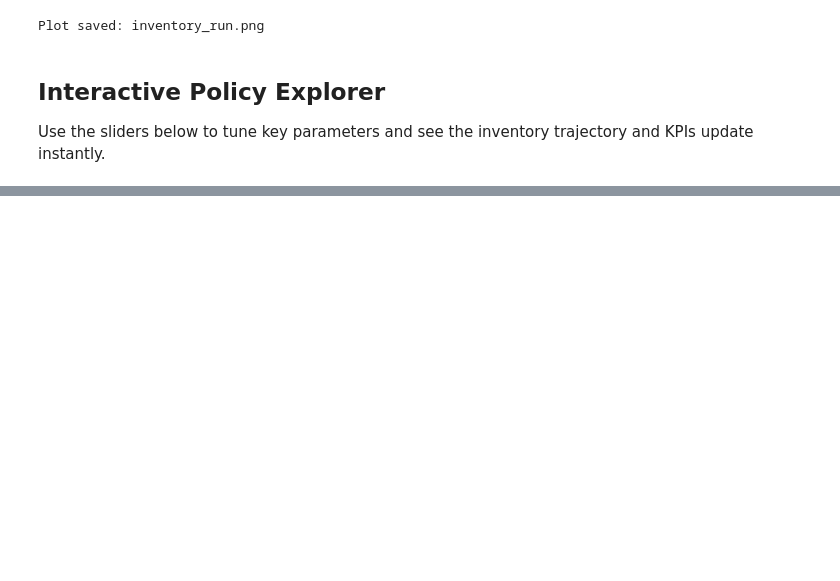
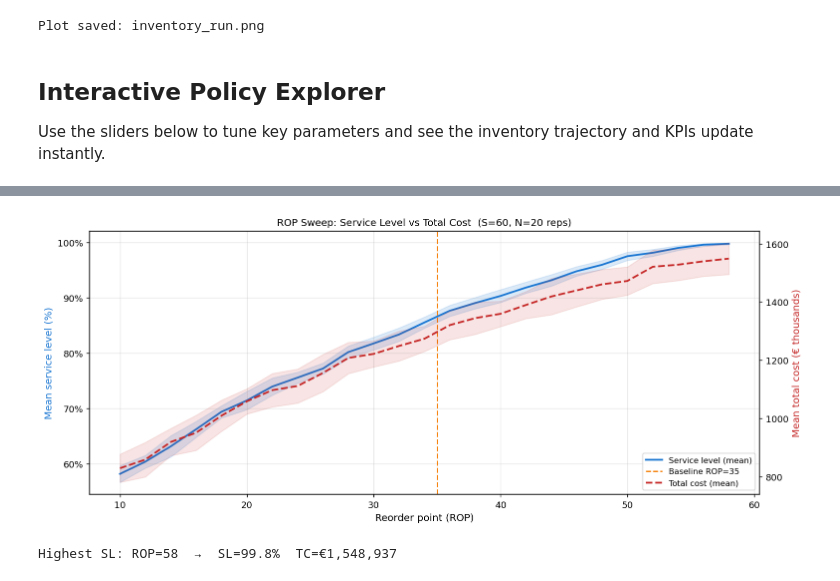
Before and after one commit to D2G2023/inventory2, a Jupyter notebook: notebooks/reman_im_sim.ipynb, the cells around one changed output, grey strips where cells are left out. Cells and saved outputs as stored; diff of their text form; code cells hidden in the pictures; blank space fills up the shorter version.

```diff
--- a/notebooks/reman_im_sim.ipynb
+++ b/notebooks/reman_im_sim.ipynb
@@ -525,0 +572,54 @@ HBox(children=(VBox(children=(IntSlider(value=35, description='Reorder pt', layo
+# %%
+ROP_VALUES = range(10, 60, 2)
+S_FIXED    = 60
+
+records = []
+for rop in ROP_VALUES:
+    p_var = Params(reorder_point=rop, max_stock=S_FIXED, initial_stock=S_FIXED)
+    batch = [kpi_from_run(run(p_var, seed=s), p_var) for s in range(N_REPS)]
+    df_b  = pd.DataFrame(batch)
+    records.append(dict(
+        reorder_point = rop,
+        sl_mean       = df_b.service_level.mean(),
+        sl_std        = df_b.service_level.std(),
+        cost_mean     = df_b.total_cost.mean(),
+        cost_std      = df_b.total_cost.std(),
+    ))
+df_rop = pd.DataFrame(records)
+
+# ── plot ──────────────────────────────────────────────────────────────────
+fig, ax1 = plt.subplots(figsize=(12, 5))
+ax2 = ax1.twinx()
+
+x = df_rop.reorder_point
+ax1.plot(x, df_rop.sl_mean * 100, color='#1976D2', lw=2, label='Service level (mean)')
+ax1.fill_between(x,
+                 (df_rop.sl_mean - df_rop.sl_std) * 100,
+                 (df_rop.sl_mean + df_rop.sl_std) * 100,
+                 alpha=0.15, color='#1976D2')
+ax2.plot(x, df_rop.cost_mean / 1e3, color='#C62828', lw=2, ls='--', label='Total cost (mean)')
+ax2.fill_between(x,
+                 (df_rop.cost_mean - df_rop.cost_std) / 1e3,
+                 (df_rop.cost_mean + df_rop.cost_std) / 1e3,
+                 alpha=0.12, color='#C62828')
+
+ax1.axvline(BASELINE.reorder_point, color='#F57C00', lw=1.5, ls='--',
+            label=f'Baseline ROP={BASELINE.reorder_point}')
+ax1.set_xlabel('Reorder point (ROP)', fontsize=11)
+ax1.set_ylabel('Mean service level (%)', color='#1976D2', fontsize=11)
+ax2.set_ylabel('Mean total cost (€ thousands)', color='#C62828', fontsize=11)
+ax1.yaxis.set_major_formatter(plt.FuncFormatter(lambda v, _: f'{v:.0f}%'))
+
+lines1, labels1 = ax1.get_legend_handles_labels()
+lines2, labels2 = ax2.get_legend_handles_labels()
+ax1.legend(lines1 + lines2, labels1 + labels2, fontsize=9, loc='lower right')
+ax1.set_title(f'ROP Sweep: Service Level vs Total Cost  (S={S_FIXED}, N={N_REPS} reps)', fontsize=11)
+ax1.grid(True, alpha=0.3)
+plt.tight_layout()
+plt.show()
+
+best = df_rop.loc[df_rop.sl_mean.idxmax()]
+print(f'Highest SL: ROP={int(best.reorder_point)}  →  SL={best.sl_mean:.1%}  TC=€{best.cost_mean:,.0f}')
+# %% [output]
+[figure, added]
+Highest SL: ROP=58  →  SL=99.8%  TC=€1,548,937
```
Also changed, not shown: parts of 14 cells of this notebook, 5 other files.
